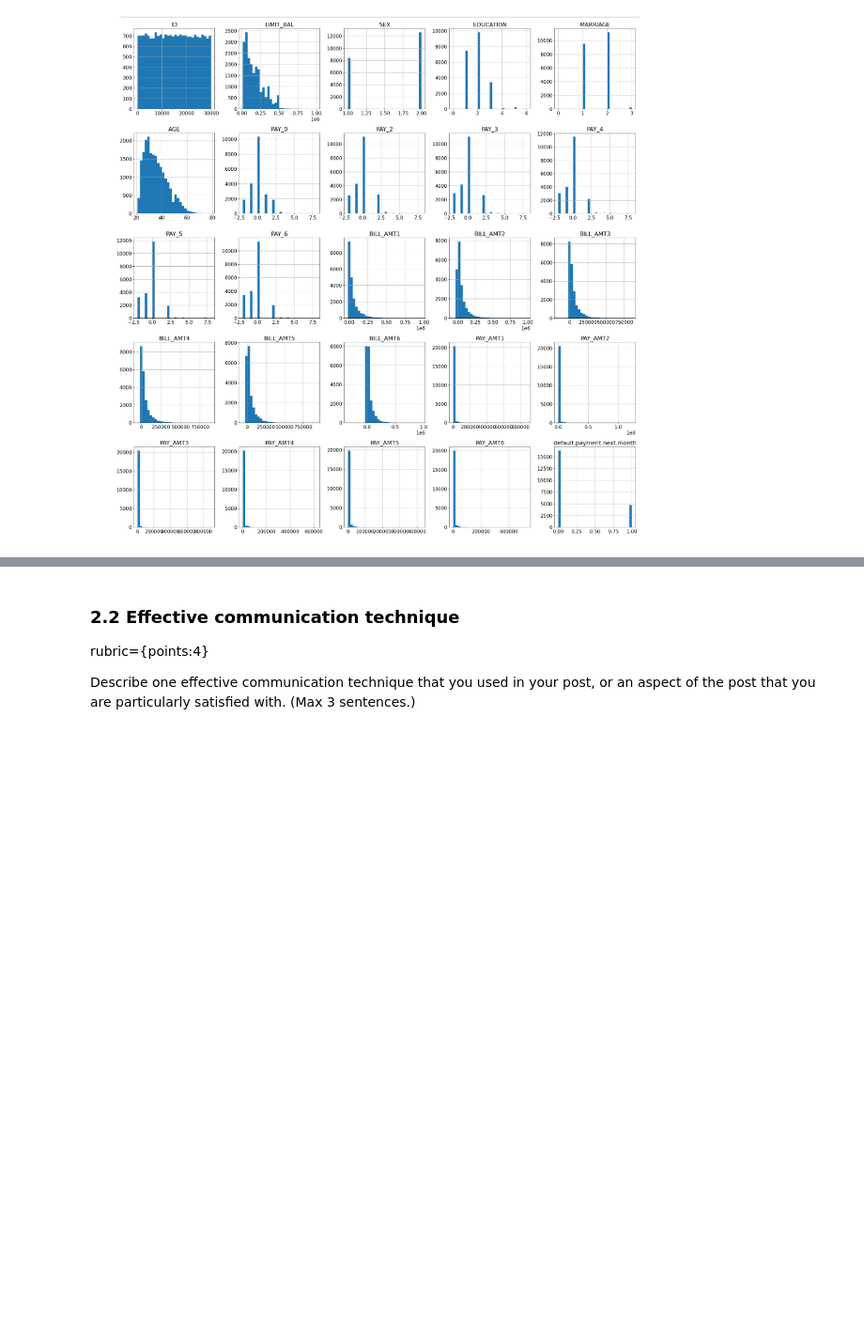
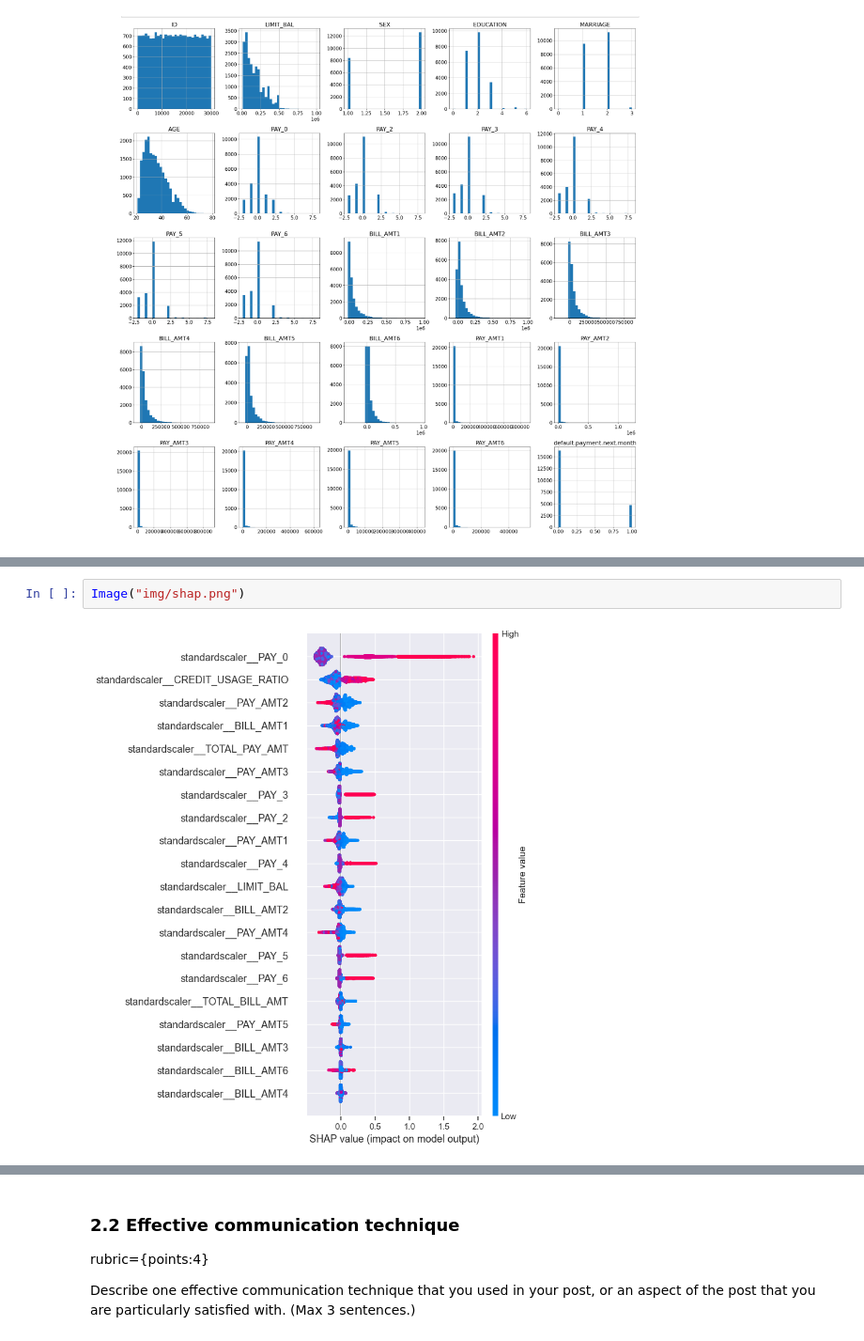
Before and after one commit to asnbl/credit-default-prediction, a Jupyter notebook: hw9.ipynb, the cells around one changed output, grey strips where cells are left out. Shown at 94% size. Cells and saved outputs as stored; diff of their text form; blank space fills up the shorter version.

Commit message:
Added SHAP and small changes

```diff
--- a/hw9.ipynb
+++ b/hw9.ipynb
@@ -164 +167,5 @@ Image("img/conf_mat.png")
+# %%
+Image("img/shap.png")
+# %% [output]
+[figure, added]
 # %% [markdown]
```
Also changed, not shown: parts of 8 cells of this notebook, 2 other files.
